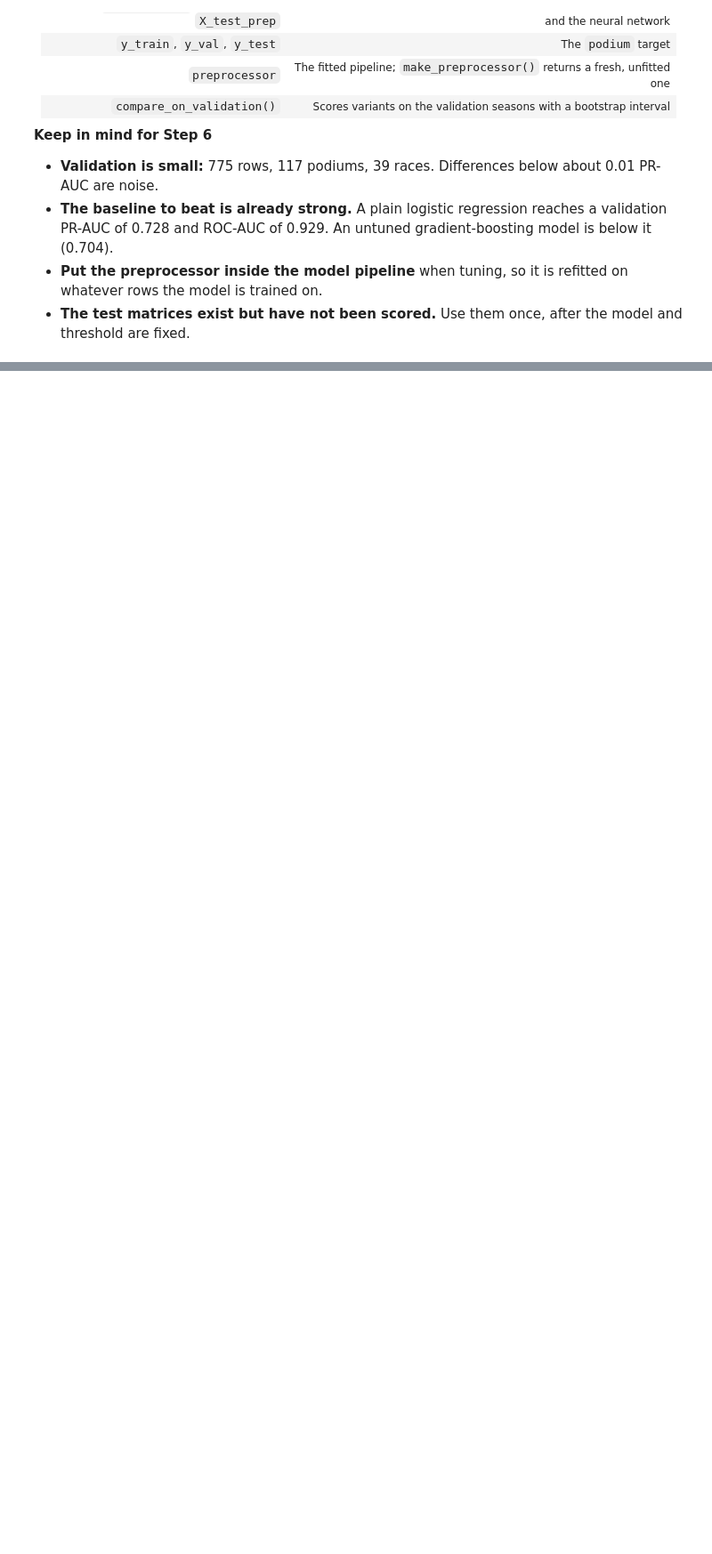
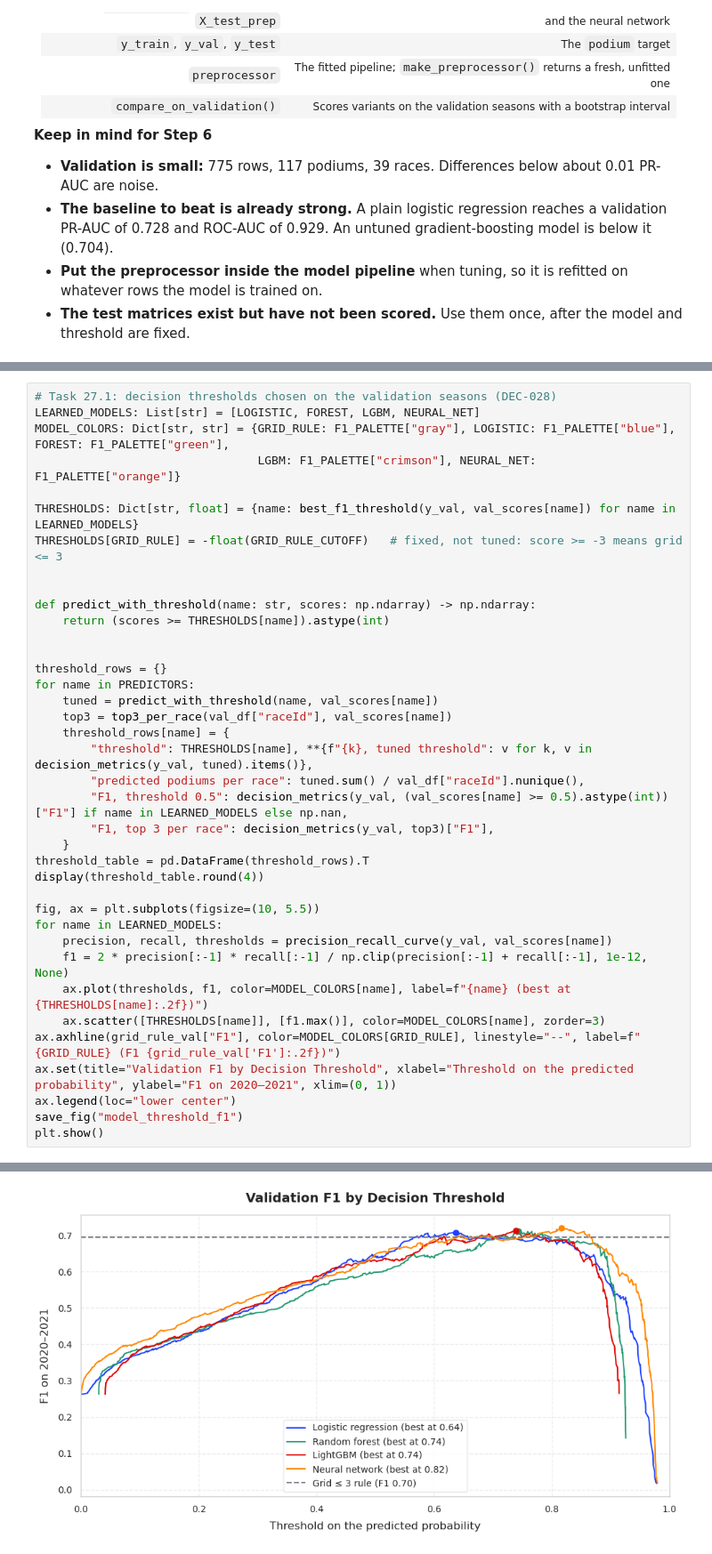
Before and after one commit to Abdel-RahmanIII/Formula-1, a Jupyter notebook: formula-1.ipynb, the cells around one changed output, grey strips where cells are left out. Shown at 89% size. Drawn from its saved outputs; the diff is of its cells as text; blank space fills up the shorter version.

```diff
--- a/formula-1.ipynb
+++ b/formula-1.ipynb
@@ -2729,0 +3160,39 @@ print(f"[STEP 5 COMPLETE] Preprocessor fitted on {len(X_train):,} training rows;
+# %%
+# Task 27.1: decision thresholds chosen on the validation seasons (DEC-028)
+LEARNED_MODELS: List[str] = [LOGISTIC, FOREST, LGBM, NEURAL_NET]
+MODEL_COLORS: Dict[str, str] = {GRID_RULE: F1_PALETTE["gray"], LOGISTIC: F1_PALETTE["blue"], FOREST: F1_PALETTE["green"],
+                                LGBM: F1_PALETTE["crimson"], NEURAL_NET: F1_PALETTE["orange"]}
+
+THRESHOLDS: Dict[str, float] = {name: best_f1_threshold(y_val, val_scores[name]) for name in LEARNED_MODELS}
+THRESHOLDS[GRID_RULE] = -float(GRID_RULE_CUTOFF)   # fixed, not tuned: score >= -3 means grid <= 3
+
+
+def predict_with_threshold(name: str, scores: np.ndarray) -> np.ndarray:
+    return (scores >= THRESHOLDS[name]).astype(int)
+
+
+threshold_rows = {}
+for name in PREDICTORS:
+    tuned = predict_with_threshold(name, val_scores[name])
+    top3 = top3_per_race(val_df["raceId"], val_scores[name])
+    threshold_rows[name] = {
+        "threshold": THRESHOLDS[name], **{f"{k}, tuned threshold": v for k, v in decision_metrics(y_val, tuned).items()},
+        "predicted podiums per race": tuned.sum() / val_df["raceId"].nunique(),
+        "F1, threshold 0.5": decision_metrics(y_val, (val_scores[name] >= 0.5).astype(int))["F1"] if name in LEARNED_MODELS else np.nan,
+        "F1, top 3 per race": decision_metrics(y_val, top3)["F1"],
+    }
+threshold_table = pd.DataFrame(threshold_rows).T
+display(threshold_table.round(4))
+
+fig, ax = plt.subplots(figsize=(10, 5.5))
+for name in LEARNED_MODELS:
+    precision, recall, thresholds = precision_recall_curve(y_val, val_scores[name])
+    f1 = 2 * precision[:-1] * recall[:-1] / np.clip(precision[:-1] + recall[:-1], 1e-12, None)
+    ax.plot(thresholds, f1, color=MODEL_COLORS[name], label=f"{name} (best at {THRESHOLDS[name]:.2f})")
+    ax.scatter([THRESHOLDS[name]], [f1.max()], color=MODEL_COLORS[name], zorder=3)
+ax.axhline(grid_rule_val["F1"], color=MODEL_COLORS[GRID_RULE], linestyle="--", label=f"{GRID_RULE} (F1 {grid_rule_val['F1']:.2f})")
+ax.set(title="Validation F1 by Decision Threshold", xlabel="Threshold on the predicted probability", ylabel="F1 on 2020–2021", xlim=(0, 1))
+ax.legend(loc="lower center")
+save_fig("model_threshold_f1")
+plt.show()
+# %% [output]
@@ -2729,0 +3206 @@ print(f"[STEP 5 COMPLETE] Preprocessor fitted on {len(X_train):,} training rows;
+[figure, added]
```
Also changed, not shown: parts of 36 cells of this notebook, 6 other files.
